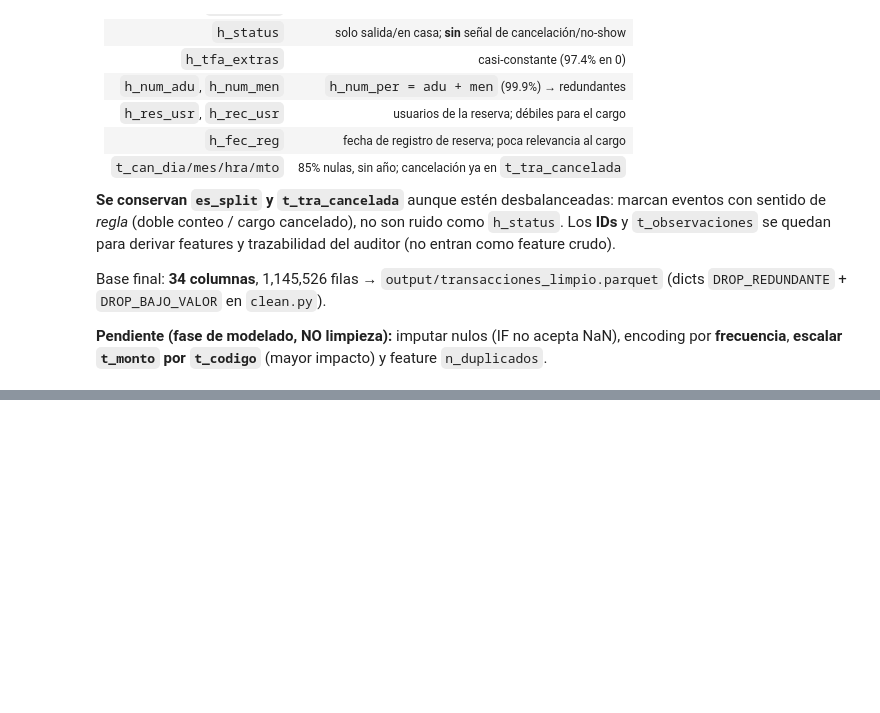
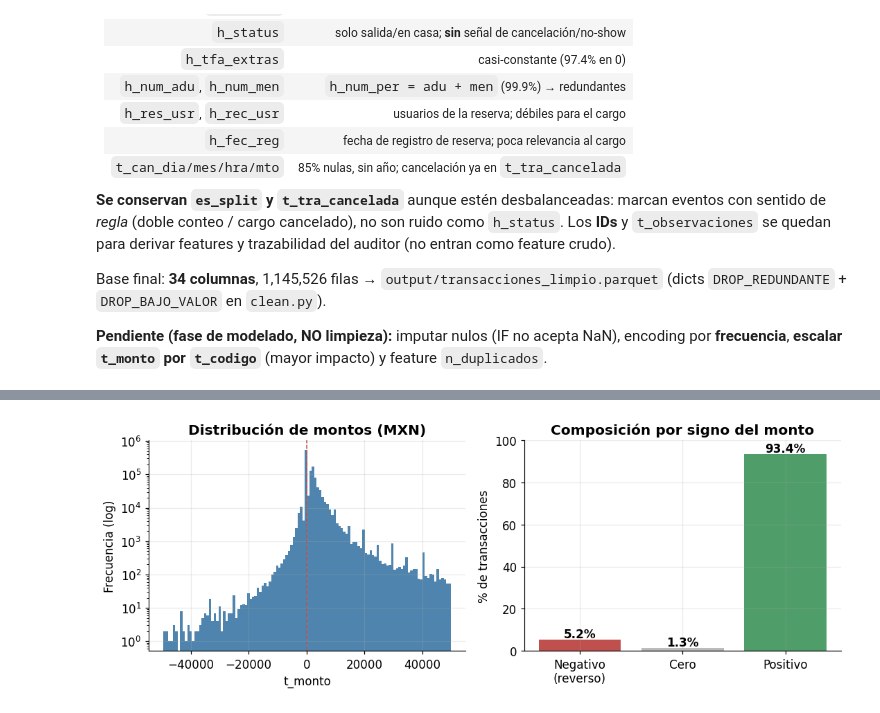
Before and after one commit to AdrianMateos-A01722496/FinAnom, a Jupyter notebook: data_cleaning/initial_cleaning.ipynb, the cells around one changed output, grey strips where cells are left out. Saved outputs shown, nothing was run; the diff lists cells and outputs as text; code cells hidden in the pictures; blank space fills up the shorter version.

```diff
--- a/data_cleaning/initial_cleaning.ipynb
+++ b/data_cleaning/initial_cleaning.ipynb
@@ -256,0 +295,14 @@ Base final: **34 columnas**, 1,145,526 filas → `output/transacciones_limpio.pa
+# %%
+# Distribucion de montos: magnitud (log) y composicion por signo
+neg=(monto<0).mean()*100; zero=(monto==0).mean()*100; pos=(monto>0).mean()*100
+fig,axes=plt.subplots(1,2,figsize=(10,3.8))
+mm=monto[(monto>-50000)&(monto<50000)]
+axes[0].hist(mm, bins=120, color=AZ, alpha=.85); axes[0].set_yscale('log')
+axes[0].set_title('Distribución de montos (MXN)'); axes[0].set_xlabel('t_monto'); axes[0].set_ylabel('Frecuencia (log)')
+axes[0].axvline(0,color=RD,ls='--',lw=1)
+axes[1].bar(['Negativo\n(reverso)','Cero','Positivo'],[neg,zero,pos],color=[RD,'#bbbbbb',GR])
+axes[1].set_title('Composición por signo del monto'); axes[1].set_ylabel('% de transacciones'); axes[1].set_ylim(0,100)
+for i,v in enumerate([neg,zero,pos]): axes[1].text(i,v+1,f'{v:.1f}%',ha='center',fontweight='bold')
+fig.savefig(OUT/'exp_distribucion_monto.png', bbox_inches='tight'); plt.show()
+# %% [output]
+[figure, added]
```
Also changed, not shown: parts of 9 cells of this notebook.
